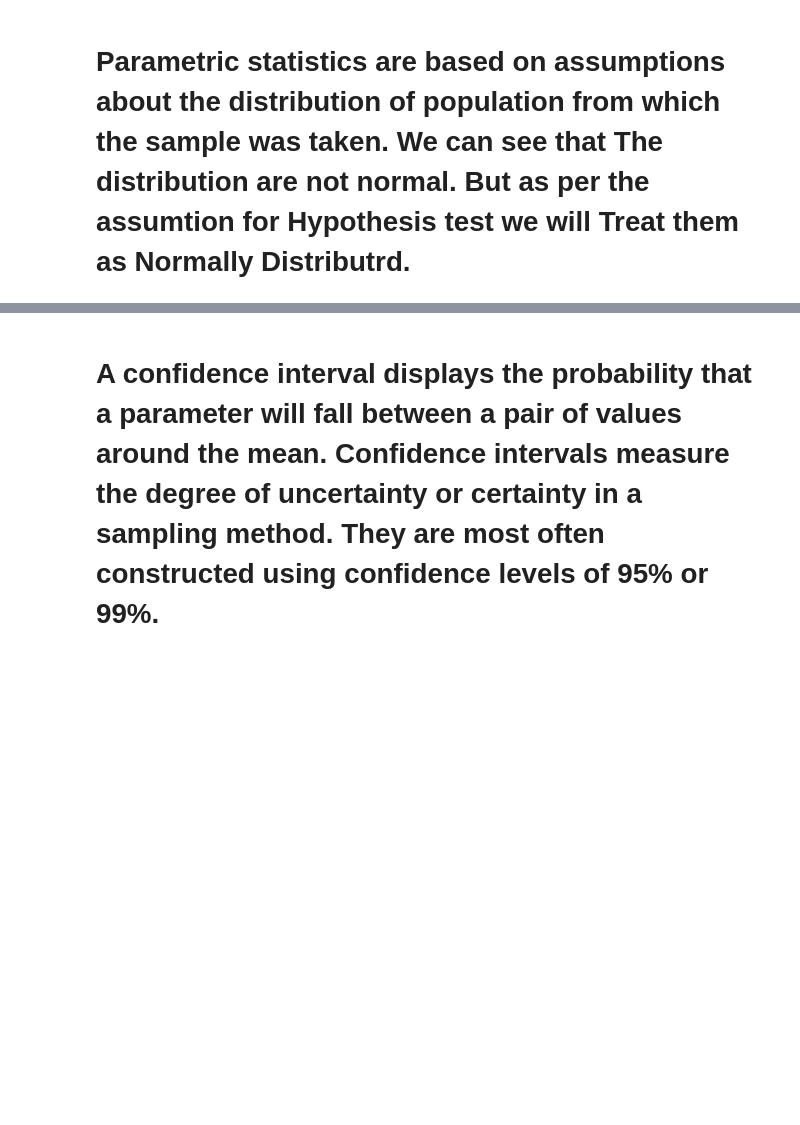
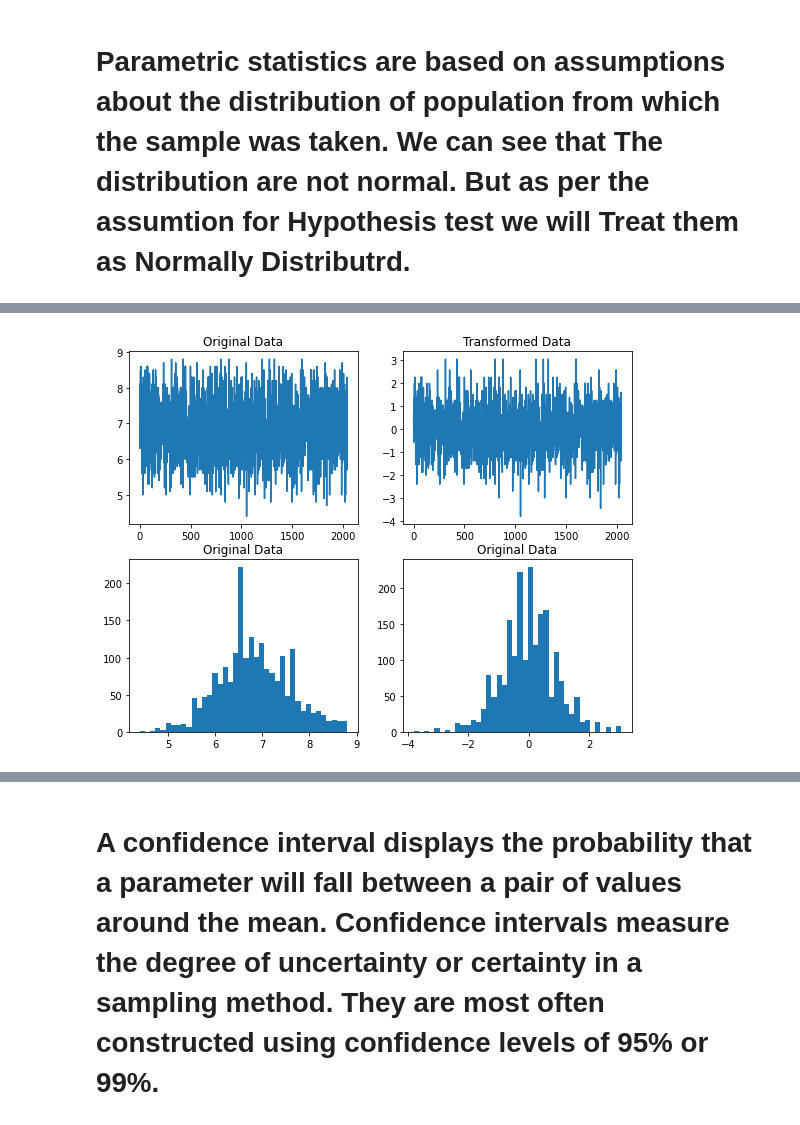
Before and after one commit to mchayan/DS_Practice, a Jupyter notebook: EDA_Practice/Assignment/Wine_Dataset_Assignment_Insight.ipynb, the cells around one changed output, grey strips where cells are left out. Drawn from its saved outputs; the diff is of its cells as text; code cells hidden in the pictures; blank space fills up the shorter version.

```diff
--- a/EDA_Practice/Assignment/Wine_Dataset_Assignment_Insight.ipynb
+++ b/EDA_Practice/Assignment/Wine_Dataset_Assignment_Insight.ipynb
@@ -793,0 +841,15 @@ Probably the sample is not Normal
+# %%
+fig, ax = plt.subplots(2,2, figsize=(9,7))
+ax[0,0].set_title('Original Data')
+ax[0,0].plot(normal_fixed_acidity)
+ax[0,1].set_title('Transformed Data')
+ax[0,1].plot(ranked_normal_fixed_acidity)
+
+ax[1,0].hist(normal_fixed_acidity, bins = 40)
+ax[1,0].set_title('Original Data')
+ax[1,1].hist(ranked_normal_fixed_acidity, bins = 40)
+ax[1,1].set_title('Original Data')
+
+plt.show()
+# %% [output]
+[figure, added]
```
Also changed, not shown: parts of 35 cells of this notebook.
